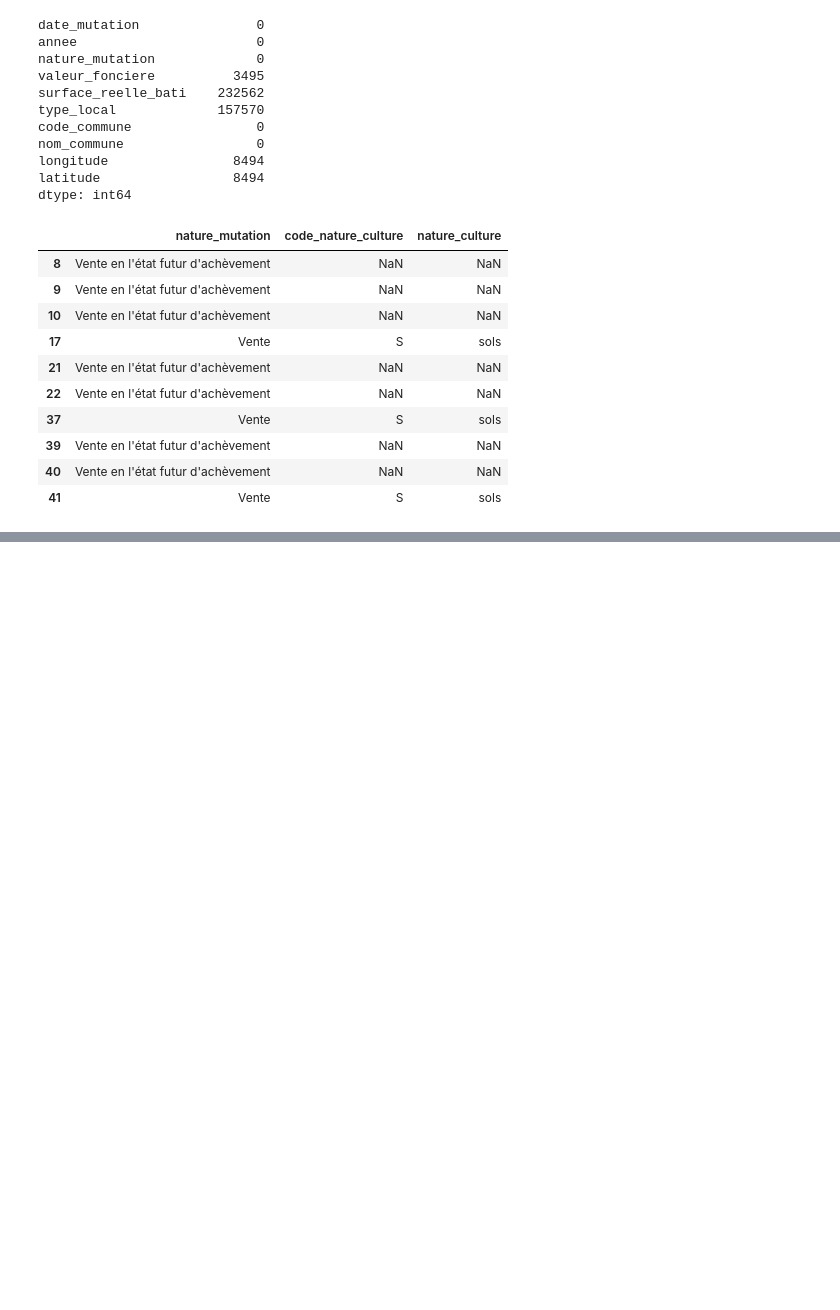
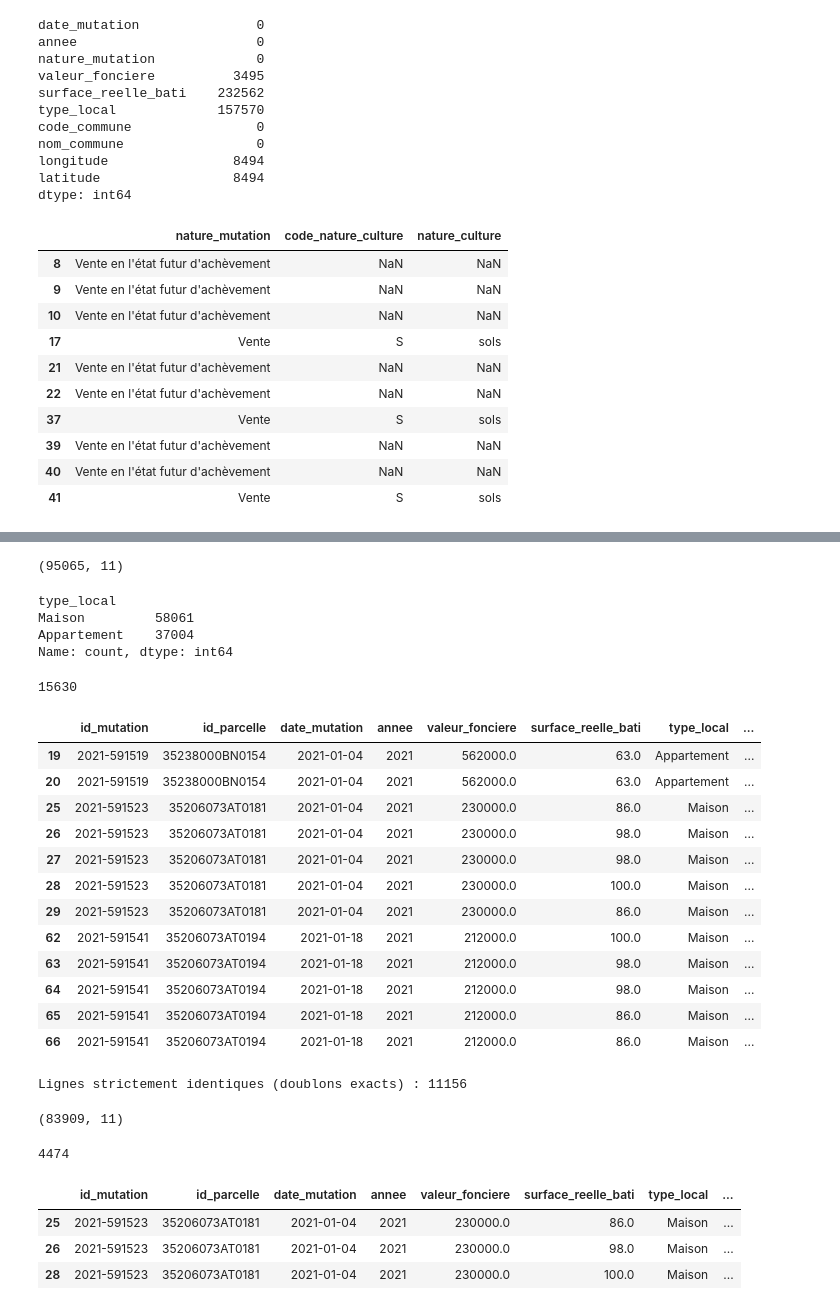
Before and after one commit to lyhoundji/Portfolio, a Jupyter notebook: Projet2/notebooks/01_nettoyage.ipynb, the cells around one changed output, grey strips where cells are left out. Saved outputs shown, nothing was run; the diff lists cells and outputs as text; code cells hidden in the pictures; blank space fills up the shorter version.

Commit message:
Nouvelles lignes de code dans le notebook de nettoyage

```diff
--- a/Projet2/notebooks/01_nettoyage.ipynb
+++ b/Projet2/notebooks/01_nettoyage.ipynb
@@ -98,0 +118,4 @@ df[df["type_local"].isnull()][["nature_mutation", "code_nature_culture", "nature
+# %%
+df = df[df["nature_mutation"] == "Vente"]
+
+print(df.shape)
@@ -98,0 +124,11 @@ df[df["type_local"].isnull()][["nature_mutation", "code_nature_culture", "nature
+# %%
+colonnes_utiles = [
+    "id_mutation", "id_parcelle", "date_mutation", "annee", "valeur_fonciere",
+    "surface_reelle_bati", "type_local", "code_commune", "nom_commune",
+    "longitude", "latitude"
+]
+
+df = df[colonnes_utiles]
+
+print(df.shape)
+df.head()
@@ -98,0 +153,57 @@ df[df["type_local"].isnull()][["nature_mutation", "code_nature_culture", "nature
+# %%
+df = df[df["type_local"].isin(["Maison", "Appartement"])]
+
+print(df.shape)
+df["type_local"].value_counts()
+# %% [output]
+(95065, 11)
+type_local
+Maison         58061
+Appartement    37004
+Name: count, dtype: int64
+# %%
+doublons = df["id_mutation"].duplicated().sum()
+print(doublons)
+# %% [output]
+15630
+# %%
+id_dupliques = df[df["id_mutation"].duplicated(keep=False)]["id_mutation"].unique()[:3]
+
+df[df["id_mutation"].isin(id_dupliques)].sort_values("id_mutation")
+# %% [output]
+|  | id_mutation | id_parcelle | date_mutation | annee | valeur_fonciere | surface_reelle_bati | type_local | ... |
+| 19 | 2021-591519 | 35238000BN0154 | 2021-01-04 | 2021 | 562000.0 | 63.0 | Appartement | ... |
+| 20 | 2021-591519 | 35238000BN0154 | 2021-01-04 | 2021 | 562000.0 | 63.0 | Appartement | ... |
+| 25 | 2021-591523 | 35206073AT0181 | 2021-01-04 | 2021 | 230000.0 | 86.0 | Maison | ... |
+| 26 | 2021-591523 | 35206073AT0181 | 2021-01-04 | 2021 | 230000.0 | 98.0 | Maison | ... |
+| 27 | 2021-591523 | 35206073AT0181 | 2021-01-04 | 2021 | 230000.0 | 98.0 | Maison | ... |
+| 28 | 2021-591523 | 35206073AT0181 | 2021-01-04 | 2021 | 230000.0 | 100.0 | Maison | ... |
+| 29 | 2021-591523 | 35206073AT0181 | 2021-01-04 | 2021 | 230000.0 | 86.0 | Maison | ... |
+| 62 | 2021-591541 | 35206073AT0194 | 2021-01-18 | 2021 | 212000.0 | 100.0 | Maison | ... |
+| 63 | 2021-591541 | 35206073AT0194 | 2021-01-18 | 2021 | 212000.0 | 98.0 | Maison | ... |
+| 64 | 2021-591541 | 35206073AT0194 | 2021-01-18 | 2021 | 212000.0 | 98.0 | Maison | ... |
+| 65 | 2021-591541 | 35206073AT0194 | 2021-01-18 | 2021 | 212000.0 | 86.0 | Maison | ... |
+| 66 | 2021-591541 | 35206073AT0194 | 2021-01-18 | 2021 | 212000.0 | 86.0 | Maison | ... |
+# %%
+doublons_exacts = df.duplicated().sum()
+print("Lignes strictement identiques (doublons exacts) :", doublons_exacts)
+# %% [output]
+Lignes strictement identiques (doublons exacts) : 11156
+# %%
+df = df.drop_duplicates()
+
+print(df.shape)
+# %% [output]
+(83909, 11)
+# %%
+doublons_restants = df["id_mutation"].duplicated().sum()
+print(doublons_restants)
+# %% [output]
+4474
+# %%
+df[df["id_mutation"] == "2021-591523"]
+# %% [output]
+|  | id_mutation | id_parcelle | date_mutation | annee | valeur_fonciere | surface_reelle_bati | type_local | ... |
+| 25 | 2021-591523 | 35206073AT0181 | 2021-01-04 | 2021 | 230000.0 | 86.0 | Maison | ... |
+| 26 | 2021-591523 | 35206073AT0181 | 2021-01-04 | 2021 | 230000.0 | 98.0 | Maison | ... |
+| 28 | 2021-591523 | 35206073AT0181 | 2021-01-04 | 2021 | 230000.0 | 100.0 | Maison | ... |
```
Also changed, not shown: parts of 8 cells of this notebook, 1 other file.
